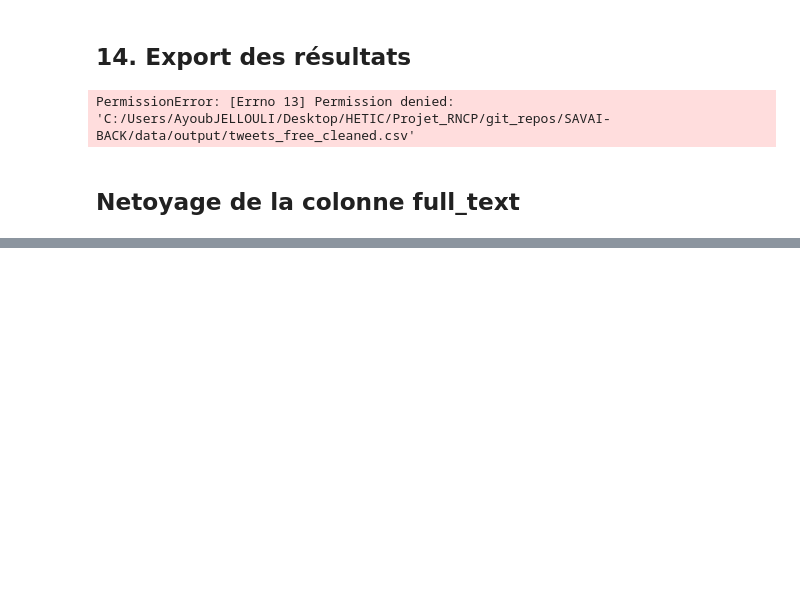
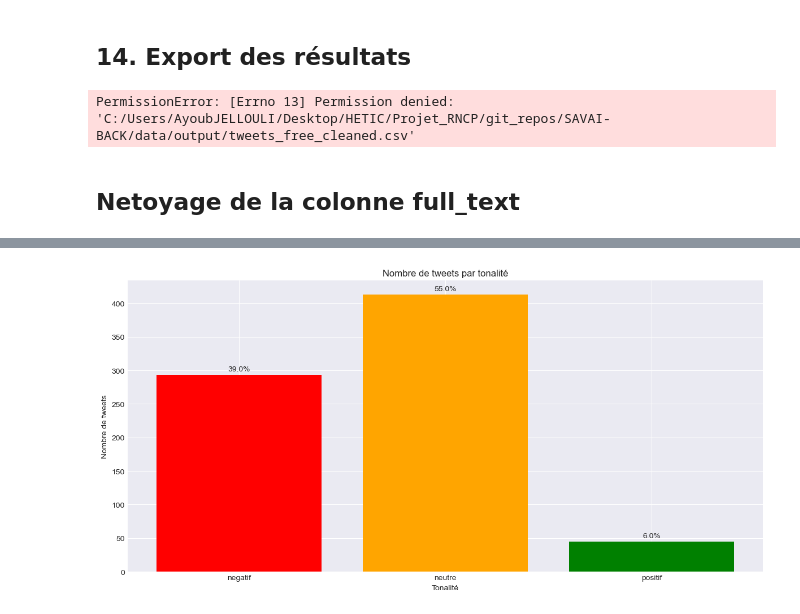
Before and after one commit to Ayoub-J/SAVAI-BACK, a Jupyter notebook: analyse_tweets_free - Copie - Copie.ipynb, the cells around one changed output, grey strips where cells are left out. Drawn from its saved outputs; the diff is of its cells as text; code cells hidden in the pictures; blank space fills up the shorter version.

```diff
--- a/analyse_tweets_free - Copie - Copie.ipynb
+++ b/analyse_tweets_free - Copie - Copie.ipynb
@@ -1281,0 +1507,46 @@ PermissionError: [Errno 13] Permission denied: 'C:/Users/AyoubJELLOULI/Desktop/H
+# %%
+# --- a) Proportion de tweets négatifs / neutres / positifs ---
+COL_SENTIMENT = "sentiment_final"
+
+# Comptes par tonalité
+sent_counts = df_sent[COL_SENTIMENT].value_counts()
+
+# On force l’ordre et on ne garde que ce qui existe
+order = ["negatif", "neutre", "positif"]
+sent_counts = sent_counts.reindex(order).dropna()
+
+labels = sent_counts.index.tolist()
+values = sent_counts.values
+total = sent_counts.sum()
+
+# Couleurs demandées
+color_map = {
+    "negatif": "red",
+    "neutre": "orange",
+    "positif": "green",
+}
+colors = [color_map[l] for l in labels]
+
+fig, ax = plt.subplots()
+bars = ax.bar(labels, values, color=colors)
+
+ax.set_title("Nombre de tweets par tonalité")
+ax.set_xlabel("Tonalité")
+ax.set_ylabel("Nombre de tweets")
+
+# % au-dessus de chaque barre
+for bar, v in zip(bars, values):
+    pct = v / total * 100
+    ax.annotate(
+        f"{pct:.1f}%",
+        xy=(bar.get_x() + bar.get_width() / 2, bar.get_height()),
+        xytext=(0, 3),
+        textcoords="offset points",
+        ha="center",
+        va="bottom"
+    )
+
+plt.tight_layout()
+plt.show()
+# %% [output]
+[figure, added]
```
Also changed, not shown: parts of 10 cells of this notebook, 5 other files.
